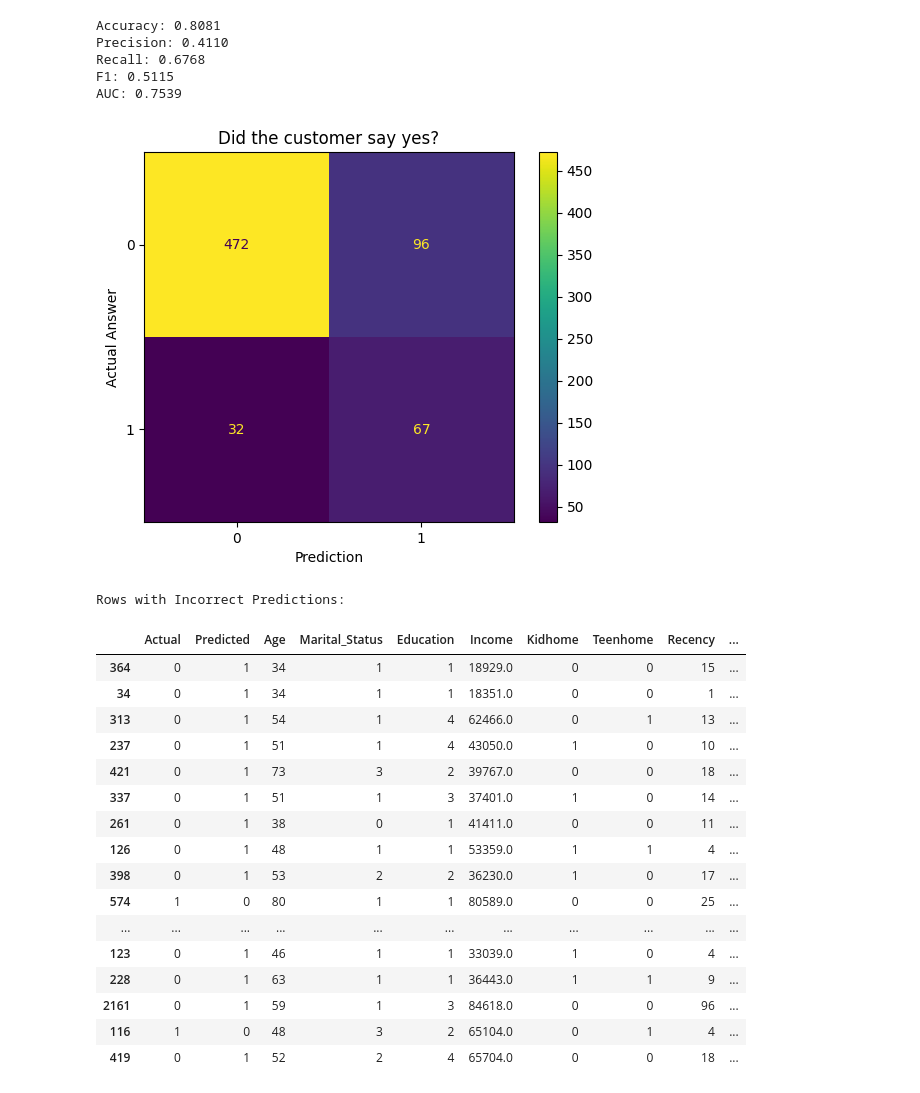
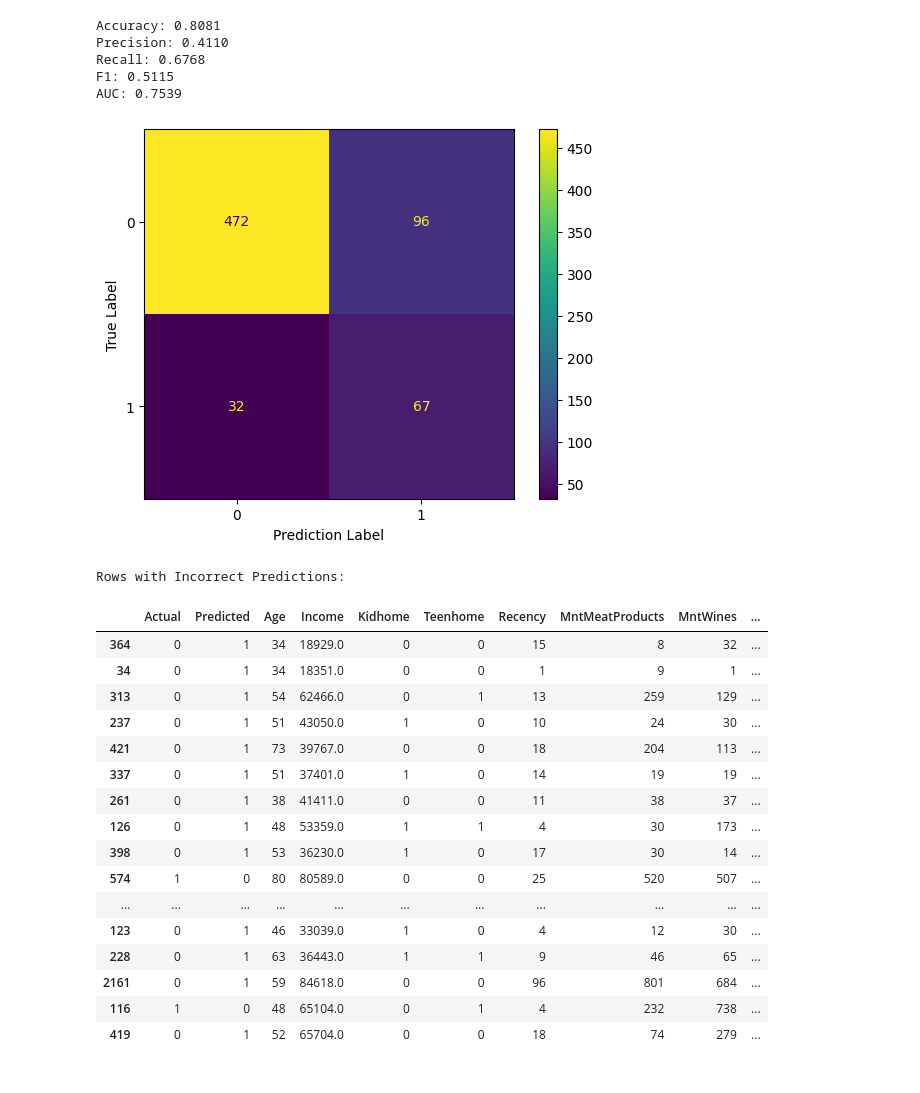
Before and after one commit to LexLorenzo/MachineLearningProjects, a Jupyter notebook: Lab_Exercise_2/decision_trees.ipynb, the cells around one changed output. Cells and saved outputs as stored; diff of their text form; code cells hidden in the pictures.

```diff
--- a/Lab_Exercise_2/decision_trees.ipynb
+++ b/Lab_Exercise_2/decision_trees.ipynb
@@ -57,22 +57,22 @@ selected_columns = [
 ]
 df = df[selected_columns]
 # %%
-# def one_hot_encode(data, column, suffix=''):
-#     encoded = pd.get_dummies(data[column], drop_first= True)
-#     data = data.drop(column, axis = 1)
-#     data = data.join(encoded, lsuffix='_data', rsuffix='_encoded')
-#     # data = data.join(encoded)
-#     return data
-# df = one_hot_encode(df, 'Marital_Status')
-# df = one_hot_encode(df, 'Education')
+def one_hot_encode(data, column, suffix=''):
+    encoded = pd.get_dummies(data[column], drop_first= True)
+    data = data.drop(column, axis = 1)
+    data = data.join(encoded, lsuffix='_data', rsuffix='_encoded')
+    # data = data.join(encoded)
+    return data
+df = one_hot_encode(df, 'Marital_Status')
+df = one_hot_encode(df, 'Education')
 
-from sklearn.calibration import LabelEncoder
+# from sklearn.calibration import LabelEncoder
 
 
-le_Education = LabelEncoder()
-le_Marital_Status = LabelEncoder()
+# le_Education = LabelEncoder()
+# le_Marital_Status = LabelEncoder()
 
-df['Marital_Status'] = le_Marital_Status.fit_transform(df['Marital_Status'])
-df['Education'] = le_Education.fit_transform(df['Education'])
+# df['Marital_Status'] = le_Marital_Status.fit_transform(df['Marital_Status'])
+# df['Education'] = le_Education.fit_transform(df['Education'])
 
 # df
@@ -265,14 +260,14 @@ AUC: 0.7539
 # %%
 cm = confusion_matrix(y_test, preds)
 
 disp = ConfusionMatrixDisplay(confusion_matrix=cm, display_labels=clf.classes_)
 disp.plot()
-plt.title('Did the customer say yes?')
-plt.xlabel('Prediction')
-plt.ylabel('Actual Answer')
+# plt.title('Did the customer say yes?')
+plt.xlabel('Prediction Label')
+plt.ylabel('True Label')
 plt.show()
 # %% [output]
-[figure, old version]
+[figure, new version]
 # %%
 results_df = pd.DataFrame({'Actual': y_test, 'Predicted': preds})
 incorrect_predictions = results_df[results_df['Actual'] != results_df['Predicted']]
@@ -284,20 +279,20 @@ print("Rows with Incorrect Predictions:")
 all_incorrect_rows[0:20]
 # %% [output]
 Rows with Incorrect Predictions:
-|  | Actual | Predicted | Age | Marital_Status | Education | Income | Kidhome | Teenhome | Recency | ... |
-| 364 | 0 | 1 | 34 | 1 | 1 | 18929.0 | 0 | 0 | 15 | ... |
-| 34 | 0 | 1 | 34 | 1 | 1 | 18351.0 | 0 | 0 | 1 | ... |
-| 313 | 0 | 1 | 54 | 1 | 4 | 62466.0 | 0 | 1 | 13 | ... |
-| 237 | 0 | 1 | 51 | 1 | 4 | 43050.0 | 1 | 0 | 10 | ... |
-| 421 | 0 | 1 | 73 | 3 | 2 | 39767.0 | 0 | 0 | 18 | ... |
-| 337 | 0 | 1 | 51 | 1 | 3 | 37401.0 | 1 | 0 | 14 | ... |
-| 261 | 0 | 1 | 38 | 0 | 1 | 41411.0 | 0 | 0 | 11 | ... |
-| 126 | 0 | 1 | 48 | 1 | 1 | 53359.0 | 1 | 1 | 4 | ... |
-| 398 | 0 | 1 | 53 | 2 | 2 | 36230.0 | 1 | 0 | 17 | ... |
-| 574 | 1 | 0 | 80 | 1 | 1 | 80589.0 | 0 | 0 | 25 | ... |
+|  | Actual | Predicted | Age | Income | Kidhome | Teenhome | Recency | MntMeatProducts | MntWines | ... |
+| 364 | 0 | 1 | 34 | 18929.0 | 0 | 0 | 15 | 8 | 32 | ... |
+| 34 | 0 | 1 | 34 | 18351.0 | 0 | 0 | 1 | 9 | 1 | ... |
+| 313 | 0 | 1 | 54 | 62466.0 | 0 | 1 | 13 | 259 | 129 | ... |
+| 237 | 0 | 1 | 51 | 43050.0 | 1 | 0 | 10 | 24 | 30 | ... |
+| 421 | 0 | 1 | 73 | 39767.0 | 0 | 0 | 18 | 204 | 113 | ... |
+| 337 | 0 | 1 | 51 | 37401.0 | 1 | 0 | 14 | 19 | 19 | ... |
+| 261 | 0 | 1 | 38 | 41411.0 | 0 | 0 | 11 | 38 | 37 | ... |
+| 126 | 0 | 1 | 48 | 53359.0 | 1 | 1 | 4 | 30 | 173 | ... |
+| 398 | 0 | 1 | 53 | 36230.0 | 1 | 0 | 17 | 30 | 14 | ... |
+| 574 | 1 | 0 | 80 | 80589.0 | 0 | 0 | 25 | 520 | 507 | ... |
 | ... | ... | ... | ... | ... | ... | ... | ... | ... | ... | ... |
-| 123 | 0 | 1 | 46 | 1 | 1 | 33039.0 | 1 | 0 | 4 | ... |
-| 228 | 0 | 1 | 63 | 1 | 1 | 36443.0 | 1 | 1 | 9 | ... |
-| 2161 | 0 | 1 | 59 | 1 | 3 | 84618.0 | 0 | 0 | 96 | ... |
-| 116 | 1 | 0 | 48 | 3 | 2 | 65104.0 | 0 | 1 | 4 | ... |
-| 419 | 0 | 1 | 52 | 2 | 4 | 65704.0 | 0 | 0 | 18 | ... |
+| 123 | 0 | 1 | 46 | 33039.0 | 1 | 0 | 4 | 12 | 30 | ... |
+| 228 | 0 | 1 | 63 | 36443.0 | 1 | 1 | 9 | 46 | 65 | ... |
+| 2161 | 0 | 1 | 59 | 84618.0 | 0 | 0 | 96 | 801 | 684 | ... |
+| 116 | 1 | 0 | 48 | 65104.0 | 0 | 1 | 4 | 232 | 738 | ... |
+| 419 | 0 | 1 | 52 | 65704.0 | 0 | 0 | 18 | 74 | 279 | ... |
```
Also changed, not shown: parts of 3 cells of this notebook, 1 other file.
